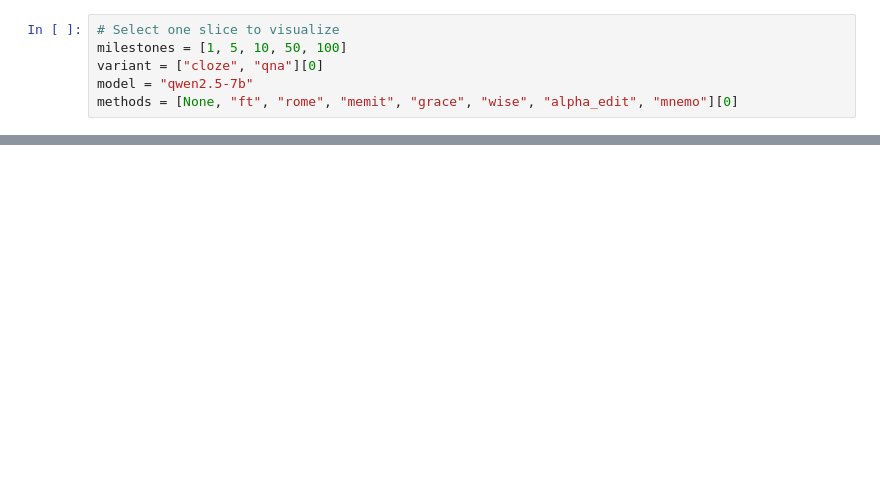
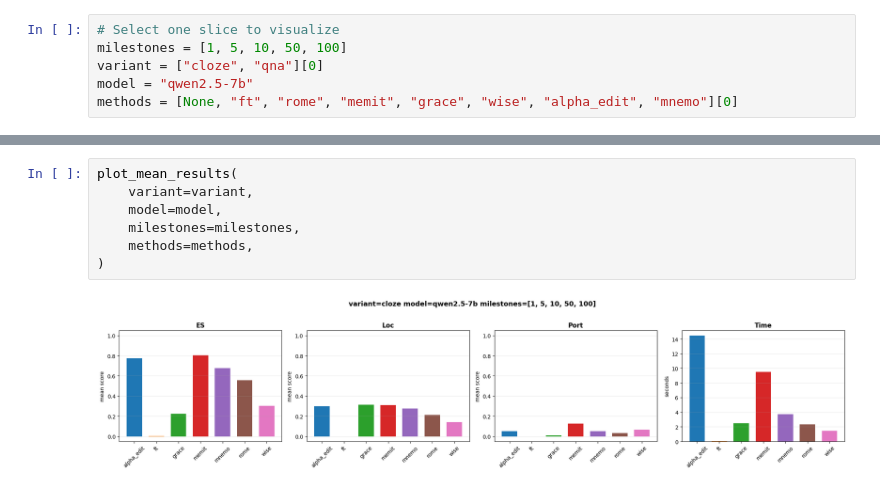
Before and after one commit to x-savassan-x/KnowledgeSurgeon, a Jupyter notebook: notebook/visualize.ipynb, the cells around one changed output, grey strips where cells are left out. Saved outputs shown, nothing was run; the diff lists cells and outputs as text; blank space fills up the shorter version.

Commit message:
adding metric mean and align average time with new metric result

```diff
--- a/notebook/visualize.ipynb
+++ b/notebook/visualize.ipynb
@@ -32,0 +65,9 @@ plot_results(
+# %%
+plot_mean_results(
+    variant=variant,
+    model=model,
+    milestones=milestones,
+    methods=methods,
+)
+# %% [output]
+[figure, added]
```
Also changed, not shown: parts of 4 cells of this notebook, 1 other file.
